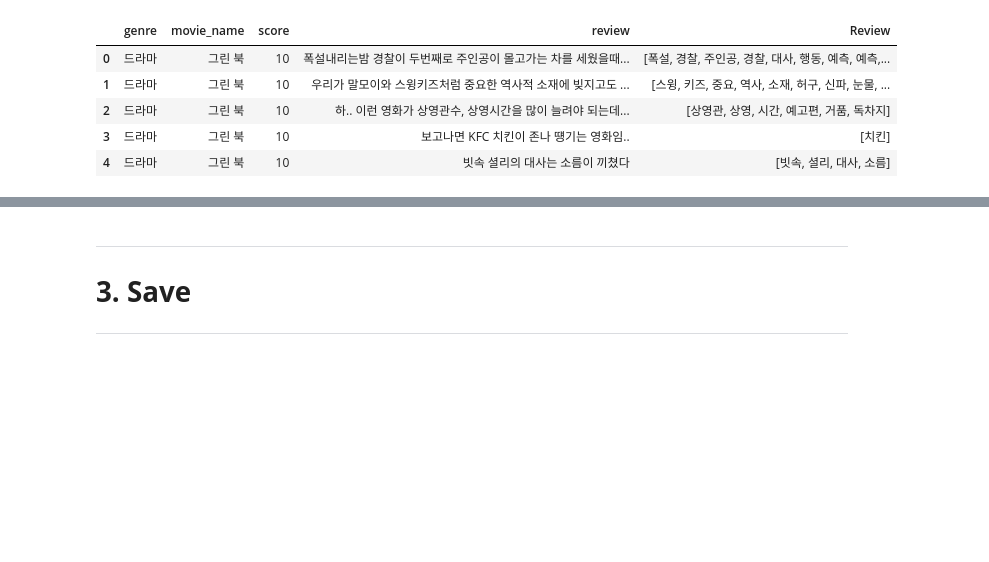
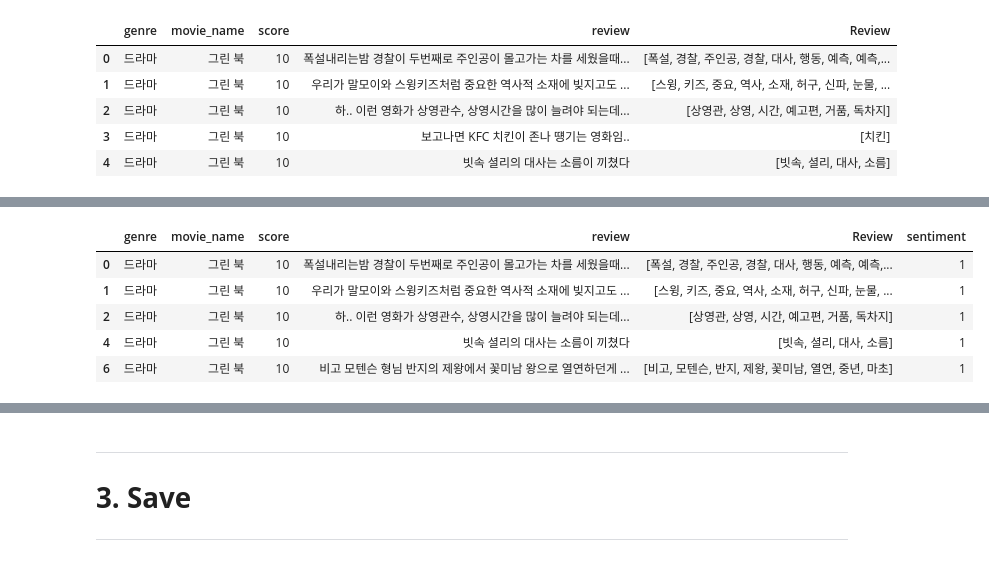
Before and after one commit to plibi/-, a Jupyter notebook: Data Preprocessing.ipynb, the cells around one changed output, grey strips where cells are left out. Drawn from its saved outputs; the diff is of its cells as text; code cells hidden in the pictures; blank space fills up the shorter version.

```diff
--- a/Data Preprocessing.ipynb
+++ b/Data Preprocessing.ipynb
@@ -328,3 +330,17 @@ df.head()
+# %%
+# 감성 Labeling (평점 8점 이상 긍정, 3점 이하 부정)
+positive_score = 8
+negative_score = 3
+df['sentiment'] = np.where(df.score >= positive_score, 1,
+                           np.where(df.score <= negative_score, 0, 100))
+df.head()
+# %% [output]
+|  | genre | movie_name | score | review | Review | sentiment |
+| 0 | 드라마 | 그린 북 | 10 | 폭설내리는밤 경찰이 두번째로 주인공이 몰고가는 차를 세웠을때... | [폭설, 경찰, 주인공, 경찰, 대사, 행동, 예측, 예측,... | 1 |
+| 1 | 드라마 | 그린 북 | 10 | 우리가 말모이와 스윙키즈처럼 중요한 역사적 소재에 빚지고도 ... | [스윙, 키즈, 중요, 역사, 소재, 허구, 신파, 눈물, ... | 1 |
+| 2 | 드라마 | 그린 북 | 10 | 하.. 이런 영화가 상영관수, 상영시간을 많이 늘려야 되는데... | [상영관, 상영, 시간, 예고편, 거품, 독차지] | 1 |
+| 4 | 드라마 | 그린 북 | 10 | 빗속 셜리의 대사는 소름이 끼쳤다 | [빗속, 셜리, 대사, 소름] | 1 |
+| 6 | 드라마 | 그린 북 | 10 | 비고 모텐슨 형님 반지의 제왕에서 꽃미남 왕으로 열연하던게 ... | [비고, 모텐슨, 반지, 제왕, 꽃미남, 열연, 중년, 마초] | 1 |
 # %%
 # 인덱스 초기화
 df = df.reset_index()
```
Also changed, not shown: parts of 5 cells of this notebook, 6 other files.
